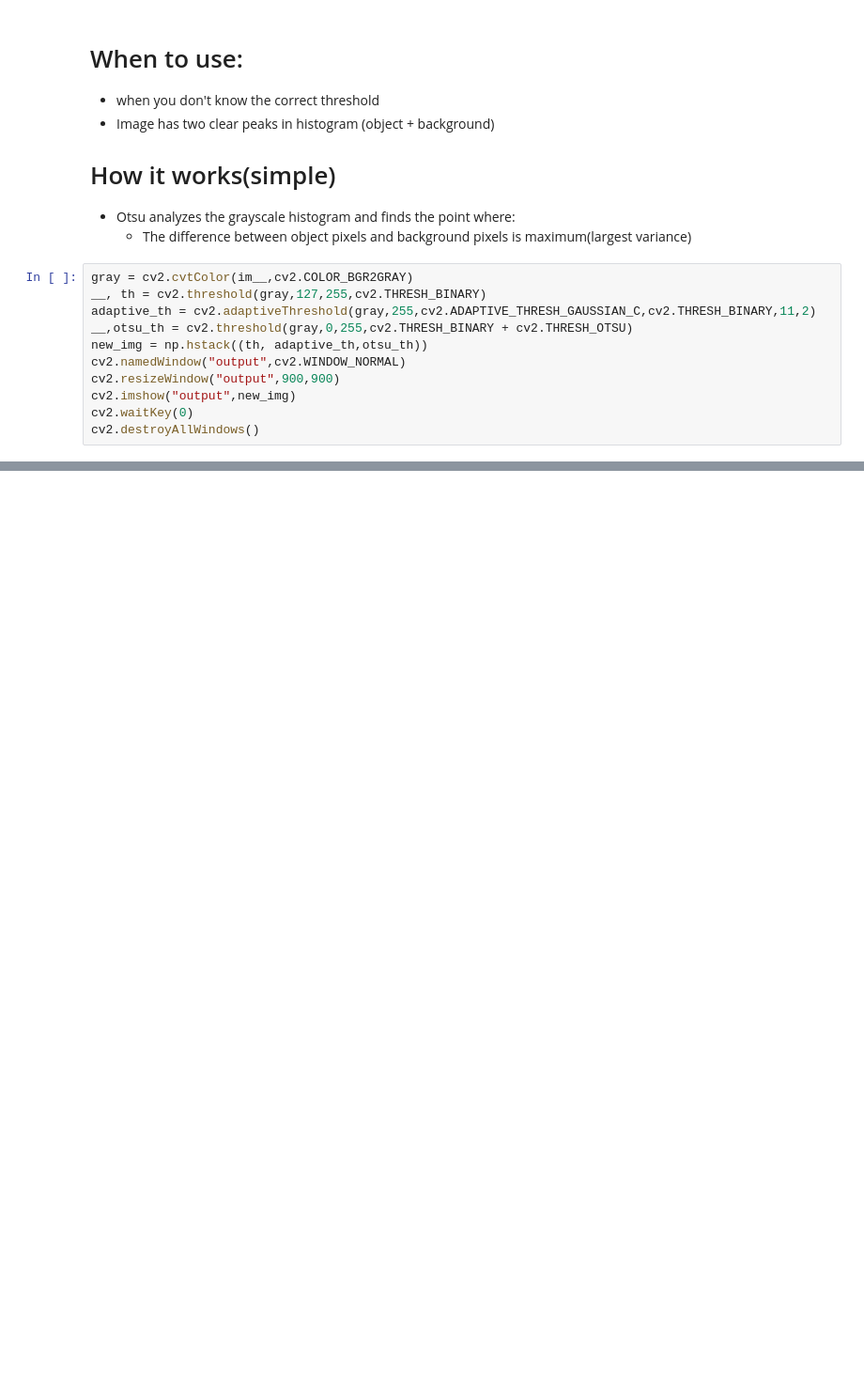
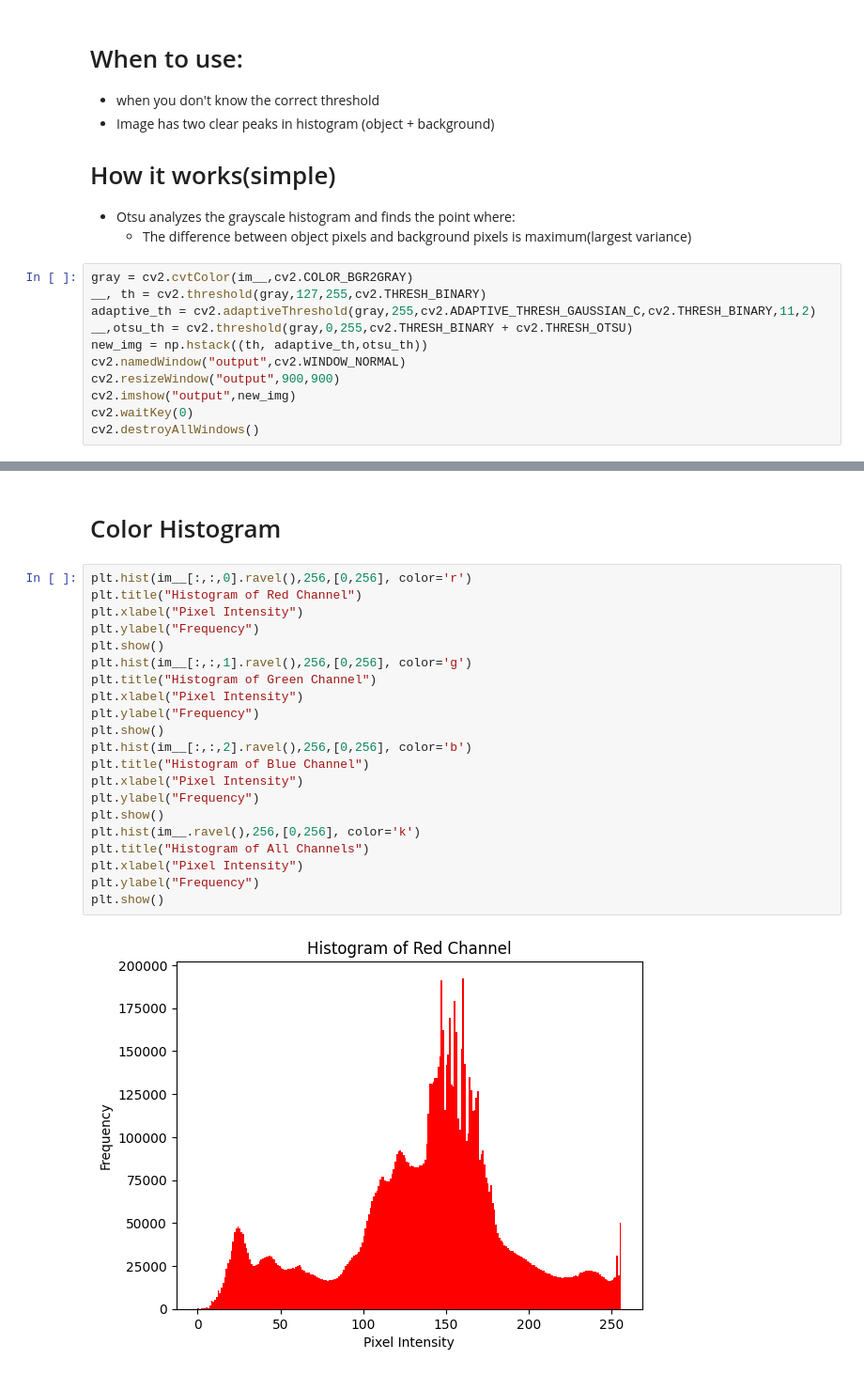
Before and after one commit to LAFFI01/Computer_Vision, a Jupyter notebook: Image_processing/main.ipynb, the cells around one changed output, grey strips where cells are left out. Shown at 94% size. Drawn from its saved outputs; the diff is of its cells as text; blank space fills up the shorter version.

```diff
--- a/Image_processing/main.ipynb
+++ b/Image_processing/main.ipynb
@@ -410,0 +478,25 @@ cv2.destroyAllWindows()
+# %% [markdown]
+# Color Histogram
+# %%
+plt.hist(im__[:,:,0].ravel(),256,[0,256], color='r')
+plt.title("Histogram of Red Channel")
+plt.xlabel("Pixel Intensity")
+plt.ylabel("Frequency")
+plt.show()
+plt.hist(im__[:,:,1].ravel(),256,[0,256], color='g')
+plt.title("Histogram of Green Channel")
+plt.xlabel("Pixel Intensity")
+plt.ylabel("Frequency")
+plt.show()
+plt.hist(im__[:,:,2].ravel(),256,[0,256], color='b')
+plt.title("Histogram of Blue Channel")
+plt.xlabel("Pixel Intensity")
+plt.ylabel("Frequency")
+plt.show()
+plt.hist(im__.ravel(),256,[0,256], color='k')
+plt.title("Histogram of All Channels")
+plt.xlabel("Pixel Intensity")
+plt.ylabel("Frequency")
+plt.show()
+# %% [output]
+[figure, added]
```
Also changed, not shown: parts of 23 cells of this notebook.
